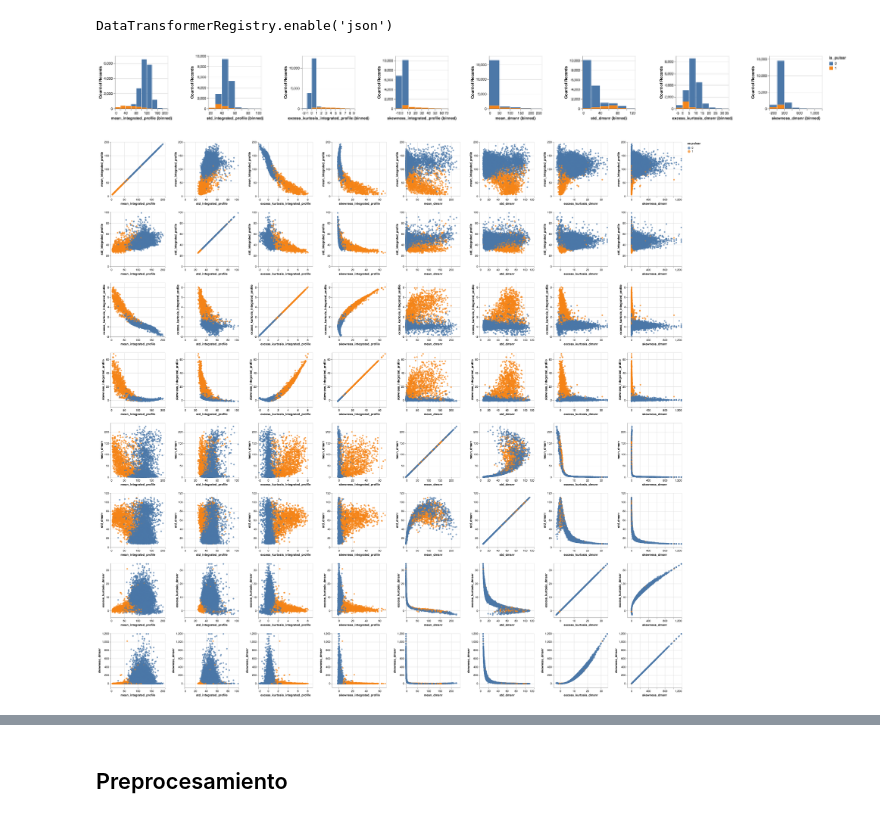
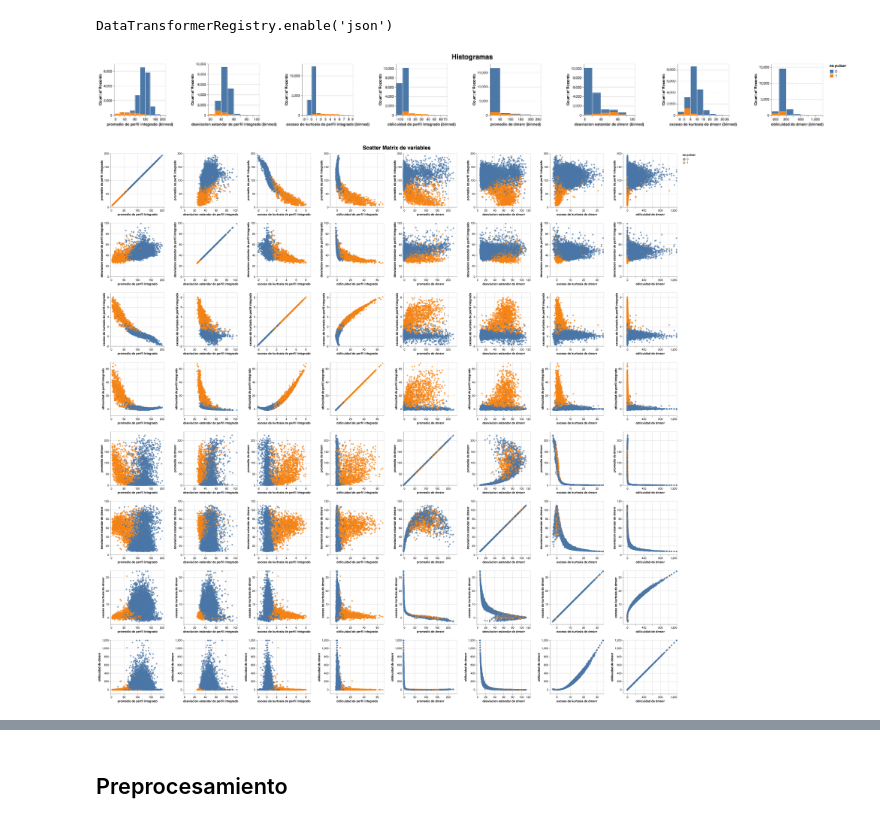
Before and after one commit to ike-mercado-huanaque/mat281_portfolio, a Jupyter notebook: m05_data_science/m05_project02/m05_project02.ipynb, the cells around one changed output, grey strips where cells are left out. Drawn from its saved outputs; the diff is of its cells as text; code cells hidden in the pictures.

```diff
--- a/m05_data_science/m05_project02/m05_project02.ipynb
+++ b/m05_data_science/m05_project02/m05_project02.ipynb
@@ -231,6 +246,8 @@ df.to_json(df_url, orient="records")
 alt.data_transformers.enable('json')
 # %% [output]
 DataTransformerRegistry.enable('json')
+# %%
+source = df.rename(new_names,axis=1)
 # %%
 new_names = {
     "mean_integrated_profile":"promedio de perfil integrado",
@@ -244,30 +261,33 @@ new_names = {
     "is_pulsar": "es pulsar"
 }
 # %%
-alt.Chart(df_url).mark_bar().encode(
+alt.Chart(source).mark_bar().encode(
     alt.X(alt.repeat("column"),type="quantitative",bin=True),
     alt.Y("count()",type="quantitative"),
-    alt.Color("is_pulsar:N")
+    alt.Color("es pulsar:N")
 ).properties(
     width = 150,
     height= 150
 ).repeat(
-    column = list(df.drop(columns="is_pulsar").columns)
+    column = list(new_names.values())[:-1],
+    title=alt.TitleParams(text='Histogramas', align='center', anchor='middle',fontSize=20)
 )
 # %% [output]
-[figure, old version]
+[figure, new version]
 # %%
-alt.Chart(df_url).mark_circle().encode(
+source = df.rename(new_names,axis=1)
+alt.Chart(source).mark_circle().encode(
     alt.X(alt.repeat("column"), type='quantitative'),
     alt.Y(alt.repeat("row"), type='quantitative'),
-    alt.Color("is_pulsar:N",title = new_names["is_pulsar"])
+    alt.Color("es pulsar:N",title = new_names["is_pulsar"])
     ).properties(
         width=200,
         height=200
     ).repeat(
-        row=list(df.drop(columns="is_pulsar").columns),
-        column=list(df.drop(columns="is_pulsar").columns)
+        row=list(new_names.values())[:-1],
+        column=list(new_names.values())[:-1],
+        title=alt.TitleParams(text='Scatter Matrix de variables', align='center', anchor='middle',fontSize=20)
 )
 # %% [output]
-[figure, old version]
+[figure, new version]
 # %%
```
Also changed, not shown: parts of 45 cells of this notebook.
